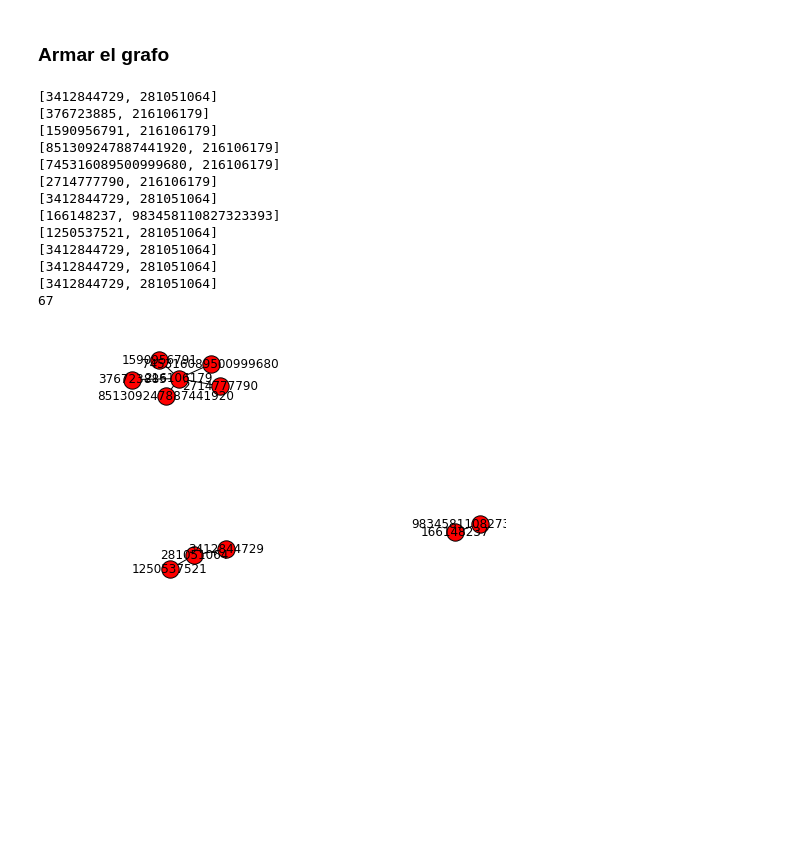
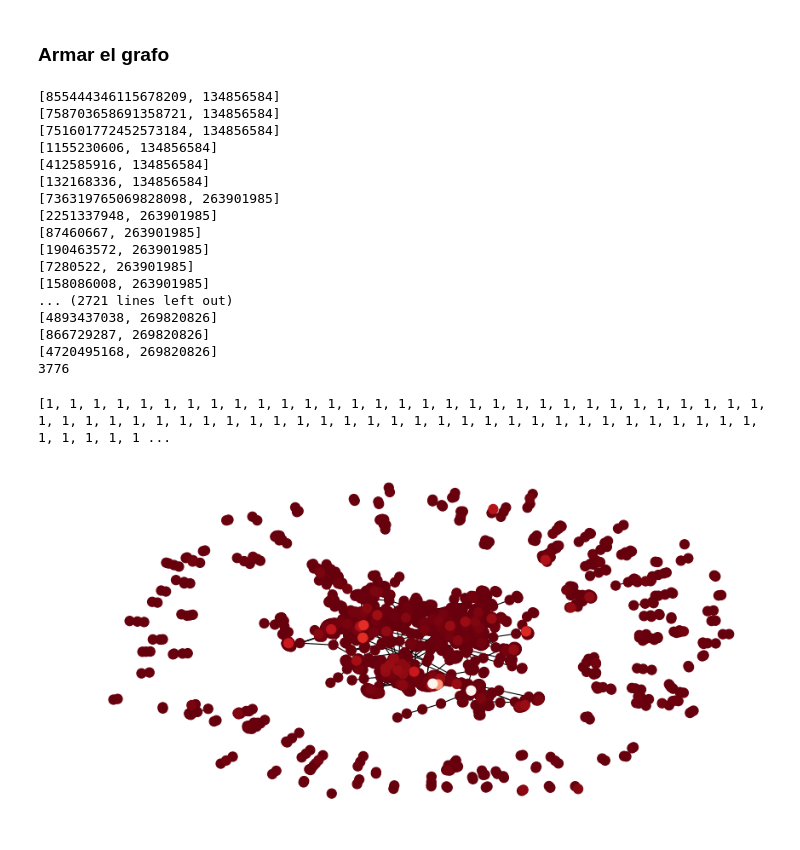
Before and after one commit to alangivre/NocheMuseos, a Jupyter notebook: LevantaTweets.ipynb, the cells around one changed output. Saved outputs shown, nothing was run; the diff lists cells and outputs as text; code cells hidden in the pictures; blank space fills up the shorter version.

Commit message:
archivo NochedelosMuseos2

```diff
--- a/LevantaTweets.ipynb
+++ b/LevantaTweets.ipynb
@@ -103,6 +118,8 @@ Autores de los me gusta
 Autores de los comentarios
 fecha
 # %%
+i=0
 for idtweet in data:
-    print(data[idtweet]["retweets"],data[idtweet]["autor"])
+    i+=1
+    print(data[idtweet]["retweets"],data[idtweet]["autor"],i)
 # %% [output]
@@ -176,7 +193,7 @@ KeyboardInterrupt:
 import networkx as nx
 import matplotlib.pyplot as plt
 # %%
-with open("LaNocheDeLosMuseos2.json",'r') as read:
+with open("NocheDeLosMuseos2.json",'r') as read:
     data=json.load(read)
 # %%
 G=nx.Graph()
@@ -188,23 +205,32 @@ for idtweet in data:
     for ret in (data[idtweet]["retweets"]):
         print(ret)
         G.add_edge(ret[0],ret[1])
-print(j)
 # %% [output]
-[3412844729, 281051064]
-[376723885, 216106179]
-[1590956791, 216106179]
-[851309247887441920, 216106179]
-[745316089500999680, 216106179]
-[2714777790, 216106179]
-[3412844729, 281051064]
-[166148237, 983458110827323393]
-[1250537521, 281051064]
-[3412844729, 281051064]
-[3412844729, 281051064]
-[3412844729, 281051064]
-67
+[855444346115678209, 134856584]
+[758703658691358721, 134856584]
+[751601772452573184, 134856584]
+[1155230606, 134856584]
+[412585916, 134856584]
+[132168336, 134856584]
+[736319765069828098, 263901985]
+[2251337948, 263901985]
+[87460667, 263901985]
+[190463572, 263901985]
+[7280522, 263901985]
+[158086008, 263901985]
+... (2721 lines left out)
+[4893437038, 269820826]
+[866729287, 269820826]
+[4720495168, 269820826]
+3776
-# %%
-nx.draw(G, with_labels=True)
-plt.show()
-# %% [output]
-[figure, removed]
+# %%
+print (sorted(list(dict(G.degree()).values())))
+# %% [output]
+[1, 1, 1, 1, 1, 1, 1, 1, 1, 1, 1, 1, 1, 1, 1, 1, 1, 1, 1, 1, 1, 1, 1, 1, 1, 1, 1, 1, 1, 1, 1, 1, 1, 1, 1, 1, 1, 1, 1, 1, 1, 1, 1, 1, 1, 1, 1, 1, 1, 1, 1, 1, 1, 1, 1, 1, 1, 1, 1, 1, 1, 1, 1, 1, 1, 1, 1 ...
+# %%
+plt.figure(figsize=(10, 5), dpi=80)
+nx.draw(G, with_labels=False,node_size=100,
+        node_color = sorted(list(dict(G.degree()).values())),cmap=plt.cm.Reds_r)
+plt.show()
+# %% [output]
+[figure, added]
```
Also changed, not shown: parts of 3 cells of this notebook, 1 other file.
